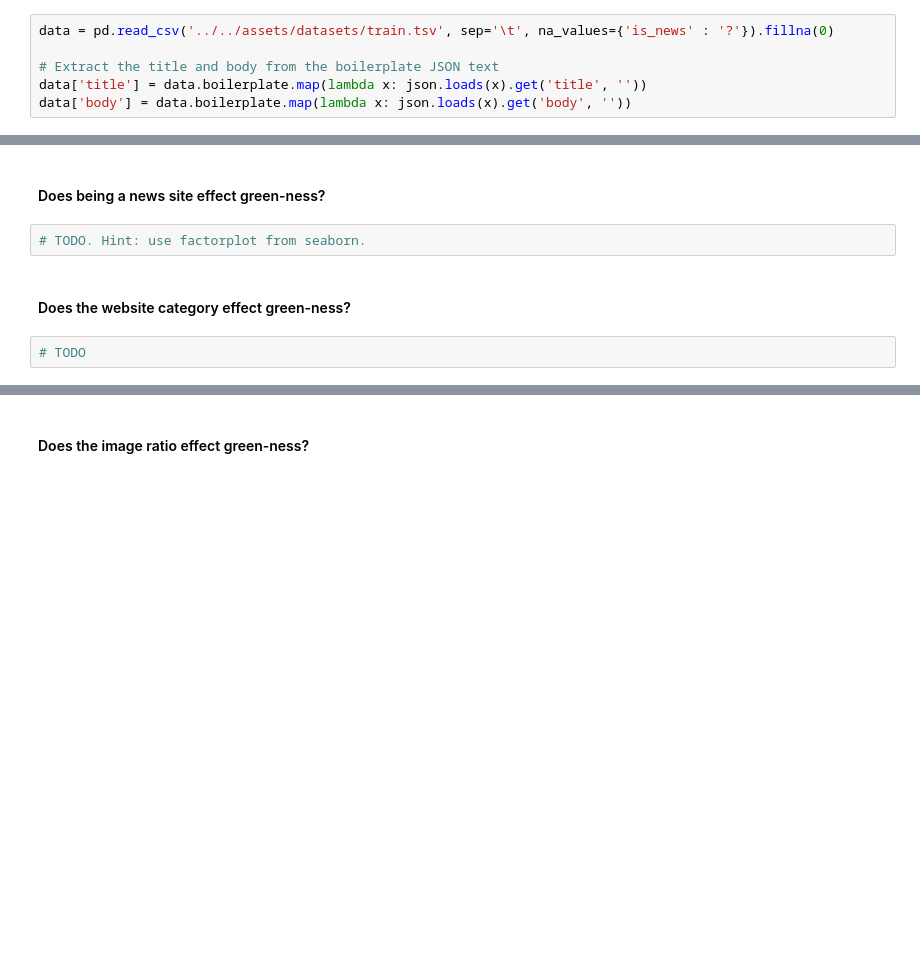
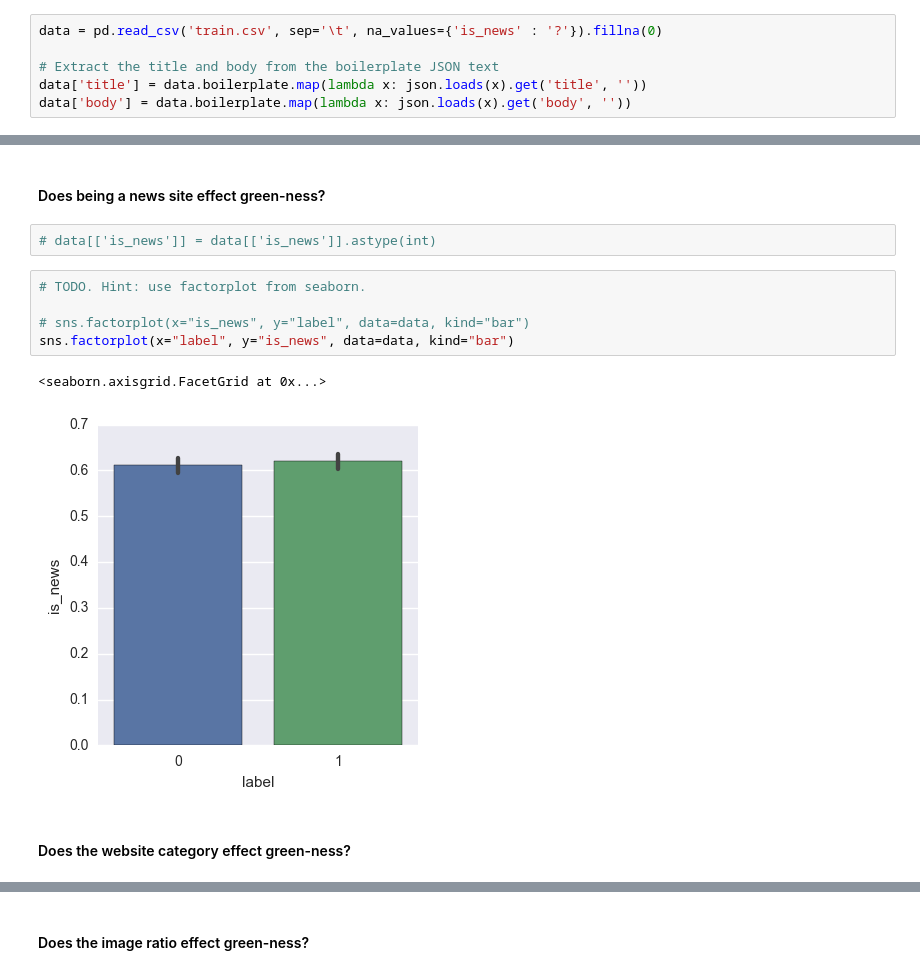
Before and after one commit to shetty83/dsi-sea-week04-2.2, a Jupyter notebook: code/starter-code/starter-code.ipynb, the cells around one changed output, grey strips where cells are left out. Cells and saved outputs as stored; diff of their text form; blank space fills up the shorter version.

```diff
--- a/code/starter-code/starter-code.ipynb
+++ b/code/starter-code/starter-code.ipynb
@@ -50,5 +72,5 @@ label|integer (0 or 1)|User-determined label. Either evergreen (1) or non-evergr
 # %%
-data = pd.read_csv('../../assets/datasets/train.tsv', sep='\t', na_values={'is_news' : '?'}).fillna(0)
+data = pd.read_csv('train.csv', sep='\t', na_values={'is_news' : '?'}).fillna(0)
 
 # Extract the title and body from the boilerplate JSON text
 data['title'] = data.boilerplate.map(lambda x: json.loads(x).get('title', ''))
@@ -64,9 +86,15 @@ data[['title', 'label']].head()
 | 4 | The 50 Coolest Jerseys You Didn t... | 0 |
 # %% [markdown]
 #### Does being a news site effect green-ness?
-# %%
-# TODO. Hint: use factorplot from seaborn.
+# %%
+# data[['is_news']] = data[['is_news']].astype(int)
+# %%
+# TODO. Hint: use factorplot from seaborn.
+
+# sns.factorplot(x="is_news", y="label", data=data, kind="bar")
+sns.factorplot(x="label", y="is_news", data=data, kind="bar")
+# %% [output]
+<seaborn.axisgrid.FacetGrid at 0x...>
+[figure, added]
 # %% [markdown]
 #### Does the website category effect green-ness?
-# %%
-# TODO
```
Also changed, not shown: parts of 15 cells of this notebook.
